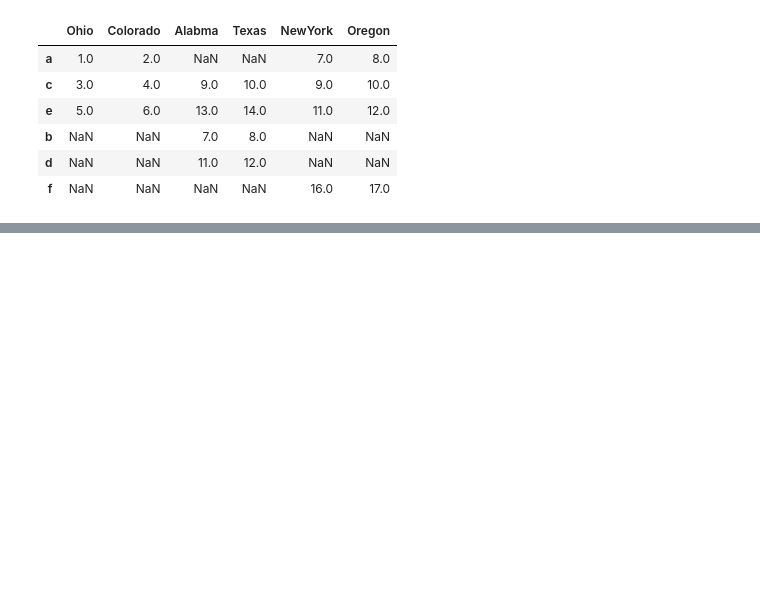
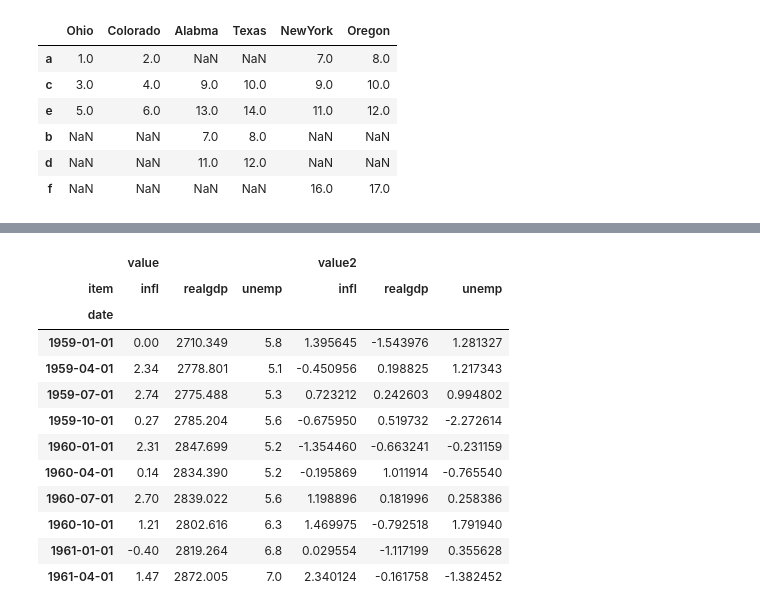
Before and after one commit to think2times/Fastrack, a Jupyter notebook: coding/data_analysis/pda/ch08.ipynb, the cells around one changed output, grey strips where cells are left out. Drawn from its saved outputs; the diff is of its cells as text; code cells hidden in the pictures; blank space fills up the shorter version.

```diff
--- a/coding/data_analysis/pda/ch08.ipynb
+++ b/coding/data_analysis/pda/ch08.ipynb
@@ -598,0 +1057,4 @@ left2.join([right2, another], how='outer')
+# %%
+data = data.reindex(columns=['realgdp', 'infl', 'unemp'])
+data.columns.name = 'item'
+data.head()
@@ -598,0 +1069,3 @@ left2.join([right2, another], how='outer')
+# %%
+long_data = data.stack().reset_index().rename(columns={0: 'value'})
+long_data.head()
@@ -598,0 +1104,3 @@ left2.join([right2, another], how='outer')
+# %%
+long_data['value2'] = np.random.standard_normal(len(long_data))
+long_data.head()
@@ -598,0 +1114,18 @@ left2.join([right2, another], how='outer')
+# %%
+pivoted = long_data.pivot(index='date', columns='item')
+# %%
+pivoted[:10]
+# %% [output]
+|  | value |  |  | value2 |  |  |
+| item | infl | realgdp | unemp | infl | realgdp | unemp |
+| date |  |  |  |  |  |  |
+| 1959-01-01 | 0.00 | 2710.349 | 5.8 | 1.395645 | -1.543976 | 1.281327 |
+| 1959-04-01 | 2.34 | 2778.801 | 5.1 | -0.450956 | 0.198825 | 1.217343 |
+| 1959-07-01 | 2.74 | 2775.488 | 5.3 | 0.723212 | 0.242603 | 0.994802 |
+| 1959-10-01 | 0.27 | 2785.204 | 5.6 | -0.675950 | 0.519732 | -2.272614 |
+| 1960-01-01 | 2.31 | 2847.699 | 5.2 | -1.354460 | -0.663241 | -0.231159 |
+| 1960-04-01 | 0.14 | 2834.390 | 5.2 | -0.195869 | 1.011914 | -0.765540 |
+| 1960-07-01 | 2.70 | 2839.022 | 5.6 | 1.198896 | 0.181996 | 0.258386 |
+| 1960-10-01 | 1.21 | 2802.616 | 6.3 | 1.469975 | -0.792518 | 1.791940 |
+| 1961-01-01 | -0.40 | 2819.264 | 6.8 | 0.029554 | -1.117199 | 0.355628 |
+| 1961-04-01 | 1.47 | 2872.005 | 7.0 | 2.340124 | -0.161758 | -1.382452 |
```
Also changed, not shown: parts of 73 cells of this notebook, 1 other file.
